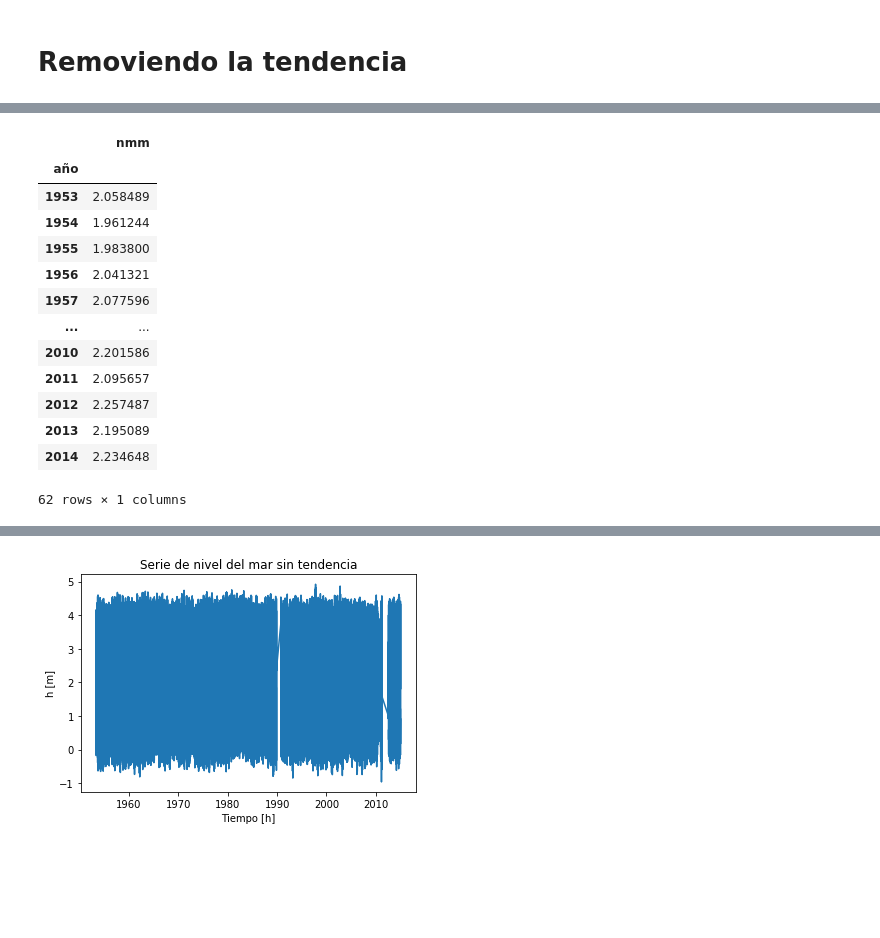
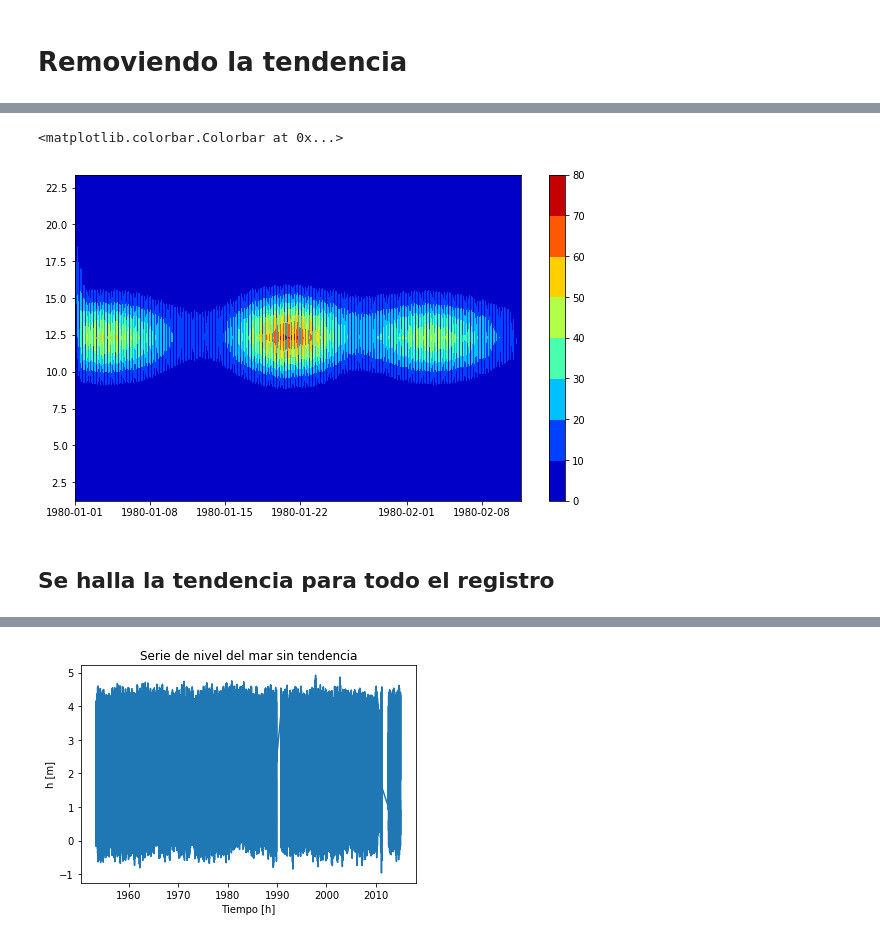
Before and after one commit to FrankAyalaC/Nivel-del-mar-en-Buenaventura, a Jupyter notebook: Scripts/TDG_2019.ipynb, the cells around one changed output, grey strips where cells are left out. Cells and saved outputs as stored; diff of their text form; code cells hidden in the pictures; blank space fills up the shorter version.

```diff
--- a/Scripts/TDG_2019.ipynb
+++ b/Scripts/TDG_2019.ipynb
@@ -64 +118,18 @@ Dado que los valores de correlación lineales  se calculan para series estaciona
+# %%
+fecha_inicio=datetime(1980,1,1)
+fecha_fin=datetime(1986,1,1)
+serie_nmm_full=serie_nmm[date_full[0]:date_full[-1]]
+# %%
+coef, freqs=pywt.cwt(serie_nmm_full.values[:1000],np.arange(1,20),'morl')
+power = (abs(coef)) ** 2
+period = 1. / freqs
+
+plt.figure(figsize=(10,6))
+plt.contourf(serie_nmm_full.index[:1000],period,power,cmap="jet")
+plt.colorbar()
+# %% [output]
+<matplotlib.colorbar.Colorbar at 0x...>
+[figure, added]
+# %% [markdown]
+## Se halla la tendencia para todo el registro
 # %%
@@ -66,19 +136,2 @@ Dado que los valores de correlación lineales  se calculan para series estaciona
 nmm_anual=pd.DataFrame({"nmm":serie_nmm.values,"año":[i for i in serie_nmm.index.year]},index=serie_nmm.index)
 nmm_anual=nmm_anual.groupby(["año"]).mean()
-# %%
-nmm_anual
-# %% [output]
-|  | nmm |
-| año |  |
-| 1953 | 2.058489 |
-| 1954 | 1.961244 |
-| 1955 | 1.983800 |
-| 1956 | 2.041321 |
-| 1957 | 2.077596 |
-| ... | ... |
-| 2010 | 2.201586 |
-| 2011 | 2.095657 |
-| 2012 | 2.257487 |
-| 2013 | 2.195089 |
-| 2014 | 2.234648 |
-62 rows × 1 columns
```
Also changed, not shown: parts of 31 cells of this notebook, 14 other files.
